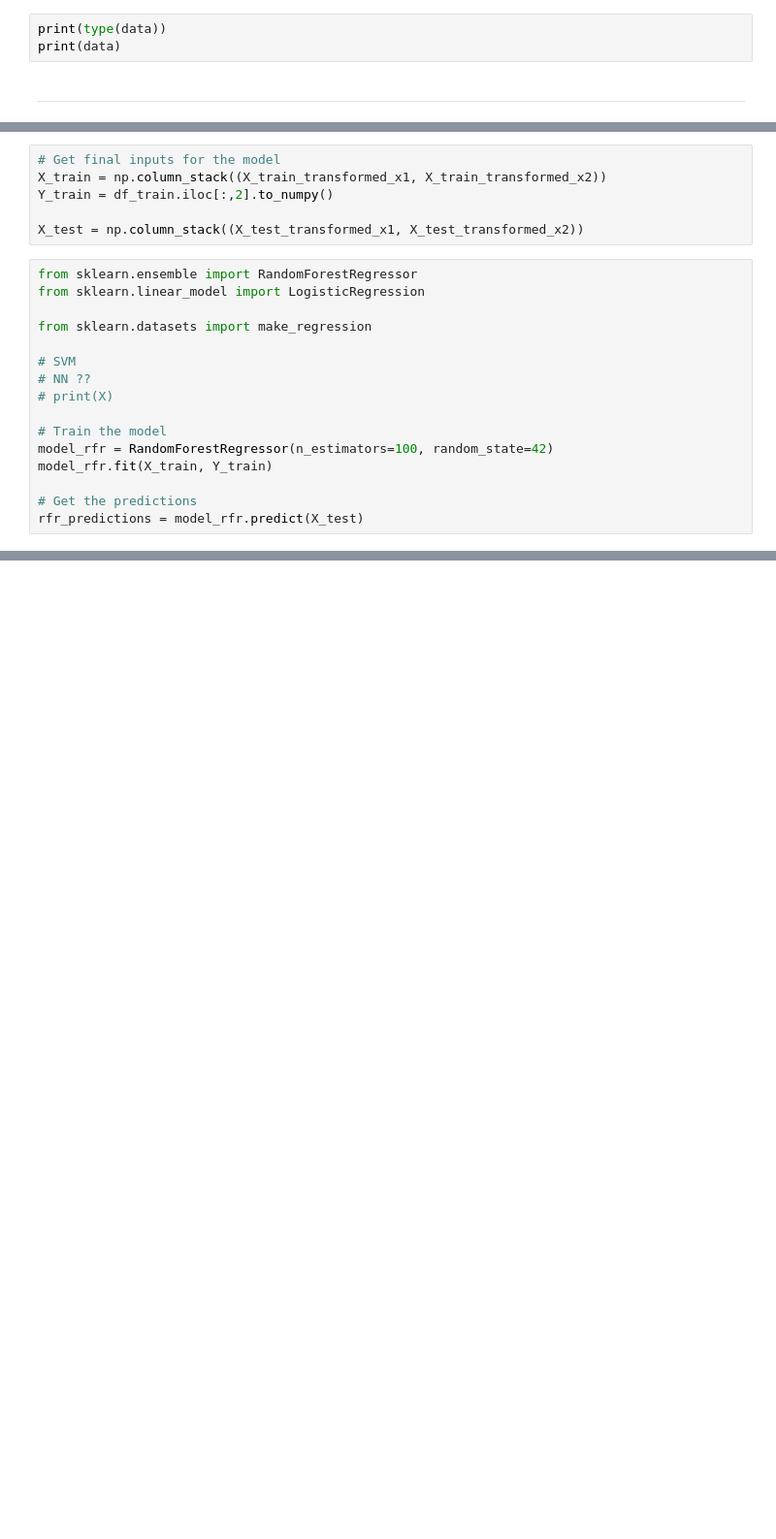
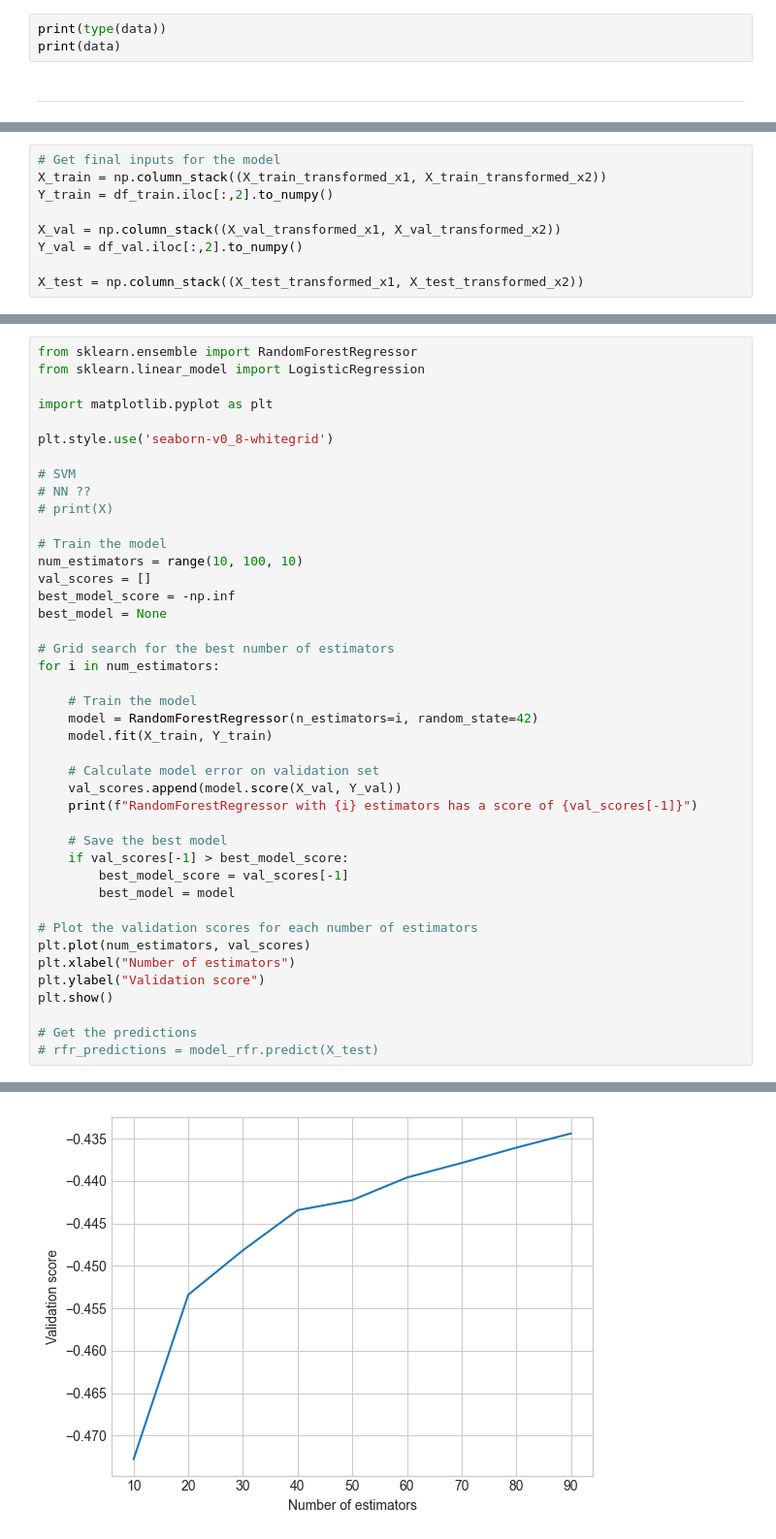
Before and after one commit to eduardotanqueiro/Project-PD, a Jupyter notebook: src/P_GROUP-09-PD.ipynb, the cells around one changed output, grey strips where cells are left out. Shown at 97% size. Drawn from its saved outputs; the diff is of its cells as text; blank space fills up the shorter version.

Commit message:
Validation Set and RFR GridSearch

```diff
--- a/src/P_GROUP-09-PD.ipynb
+++ b/src/P_GROUP-09-PD.ipynb
@@ -67,20 +100,7 @@ X_test_transformed_x2 = label_enc_x2_test.transform(X_test_labels_x2)
 X_train = np.column_stack((X_train_transformed_x1, X_train_transformed_x2))
 Y_train = df_train.iloc[:,2].to_numpy()
 
+X_val = np.column_stack((X_val_transformed_x1, X_val_transformed_x2))
+Y_val = df_val.iloc[:,2].to_numpy()
+
 X_test = np.column_stack((X_test_transformed_x1, X_test_transformed_x2))
-# %%
-from sklearn.ensemble import RandomForestRegressor
-from sklearn.linear_model import LogisticRegression
-
-from sklearn.datasets import make_regression
-
-# SVM
-# NN ??
-# print(X)
-
-# Train the model
-model_rfr = RandomForestRegressor(n_estimators=100, random_state=42)
-model_rfr.fit(X_train, Y_train)
-
-# Get the predictions
-rfr_predictions = model_rfr.predict(X_test)
@@ -88,0 +107,43 @@ array([4.93, 5.17, 5.17, ..., 2.1 , 2.1 , 2.1 ])
+# %%
+from sklearn.ensemble import RandomForestRegressor
+from sklearn.linear_model import LogisticRegression
+
+import matplotlib.pyplot as plt
+
+plt.style.use('seaborn-v0_8-whitegrid')
+
+# SVM
+# NN ??
+# print(X)
+
+# Train the model
+num_estimators = range(10, 100, 10)
+val_scores = []
+best_model_score = -np.inf
+best_model = None
+
+# Grid search for the best number of estimators
+for i in num_estimators:
+
+    # Train the model
+    model = RandomForestRegressor(n_estimators=i, random_state=42)
+    model.fit(X_train, Y_train)
+
+    # Calculate model error on validation set
+    val_scores.append(model.score(X_val, Y_val))
+    print(f"RandomForestRegressor with {i} estimators has a score of {val_scores[-1]}")
+
+    # Save the best model
+    if val_scores[-1] > best_model_score:
+        best_model_score = val_scores[-1]
+        best_model = model
+
+# Plot the validation scores for each number of estimators
+plt.plot(num_estimators, val_scores)
+plt.xlabel("Number of estimators")
+plt.ylabel("Validation score")
+plt.show()
+
+# Get the predictions
+# rfr_predictions = model_rfr.predict(X_test)
+# %% [output]
@@ -88,0 +159 @@ array([4.93, 5.17, 5.17, ..., 2.1 , 2.1 , 2.1 ])
+[figure, added]
```
Also changed, not shown: parts of 7 cells of this notebook.
